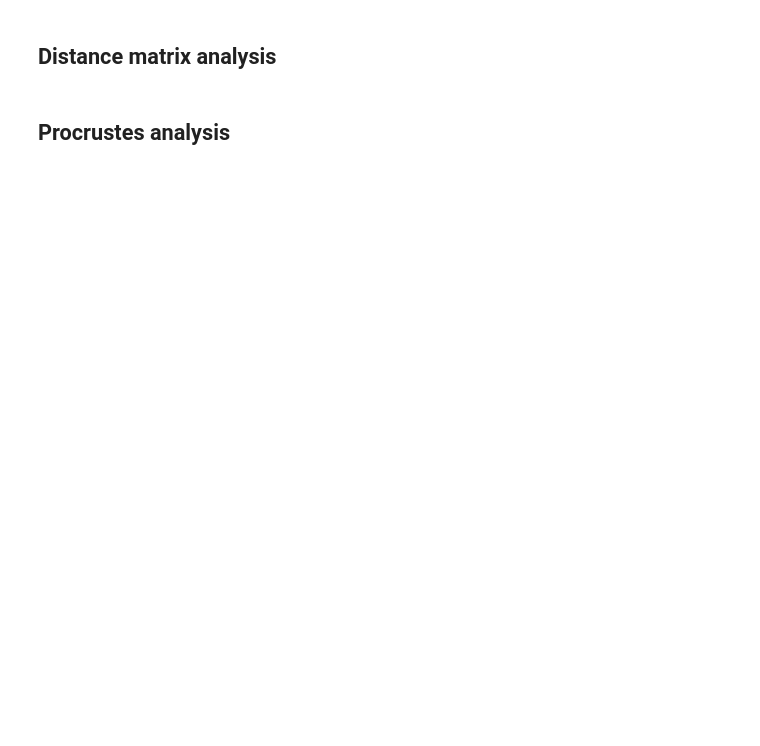
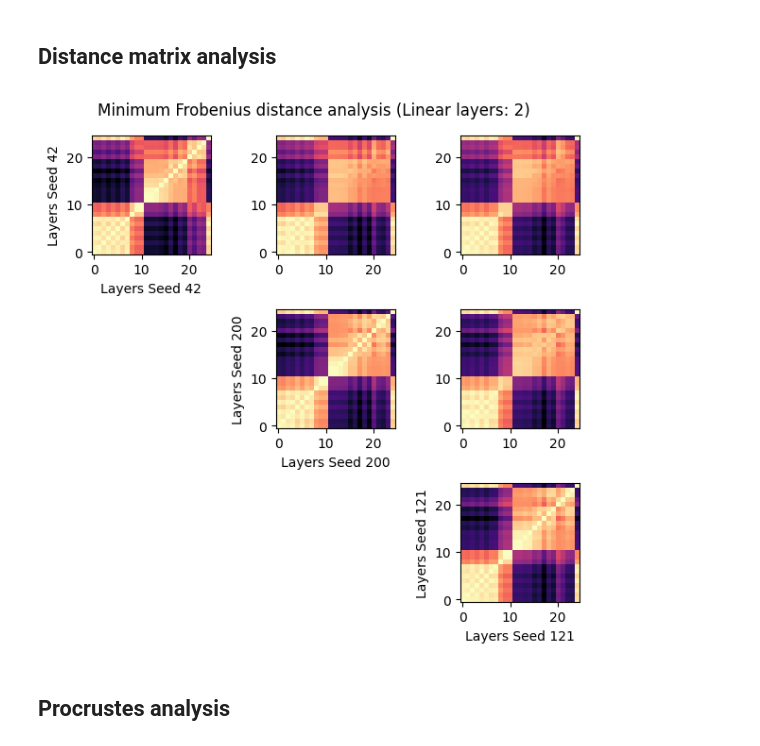
Before and after one commit to AGarciaCast/Topo_Reg_Relative_Rep, a Jupyter notebook: ae_sim_inits.ipynb, the cells around one changed output. Cells and saved outputs as stored; diff of their text form; code cells hidden in the pictures; blank space fills up the shorter version.

Commit message:
frob dist and cka done for ae

```diff
--- a/ae_sim_inits.ipynb
+++ b/ae_sim_inits.ipynb
@@ -486,4 +503,45 @@ plt.show()
 # %% [markdown]
 ## Distance matrix analysis
+# %%
+def frob_analysis(models, dataloader, dim_tit):
+    seeds = [str(k) for k in models.keys()]
+    fig = plt.figure(figsize=(2*len(seeds), 2*len(seeds)))
+
+    for i, (seed1, model1) in enumerate(models.items()):
+        for j, (seed2, model2) in enumerate(models.items()):
+
+            if(j>=i):
+                frobSim = MinFrob(model1, model2,
+                        model1_name=f"Seed {seed1}",
+                        model2_name=f"Seed {seed2}",
+                        model1_layers=[name for name, _ in model1.named_modules()
+                                        if name.startswith("encoder.net.") or
+                                            name.startswith("decoder.linear.") or
+                                            name.startswith("decoder.net.")],
+                        model2_layers=[name for name, _ in model2.named_modules()
+                                        if name.startswith("encoder.net.") or
+                                            name.startswith("decoder.linear.") or
+                                            name.startswith("decoder.net.")],
+                        device='cuda')
+
+                frobSim.compare(dataloader)
+
+                ax = plt.subplot2grid((len(SEEDS), len(SEEDS)), (i,j))
+                frobSim.plot_results(ax_=ax, cmap='magma_r')
+
+                if j==i:
+                    ax.set_ylabel(f"Layers Seed {seed2}")
+                    ax.set_xlabel(f"Layers Seed {seed1}")
+
+    fig.suptitle(f"Minimum Frobenius distance analysis (Linear layers: {dim_tit})")
+    plt.tight_layout()
+    seeds_str = "_".join(seeds)
+    fig.savefig(FIG_PATH + f"frob_{dim_tit}__{seeds_str}.png")
+    plt.show()
+# %%
+sim_test_loader = data.DataLoader(test_set, batch_size=256, shuffle=False, drop_last=True)
+frob_analysis(models, sim_test_loader, dim_tit)
+# %% [output]
+[figure, added]
 # %% [markdown]
 ## Procrustes analysis
```
Also changed, not shown: parts of 9 cells of this notebook, 15 other files.
